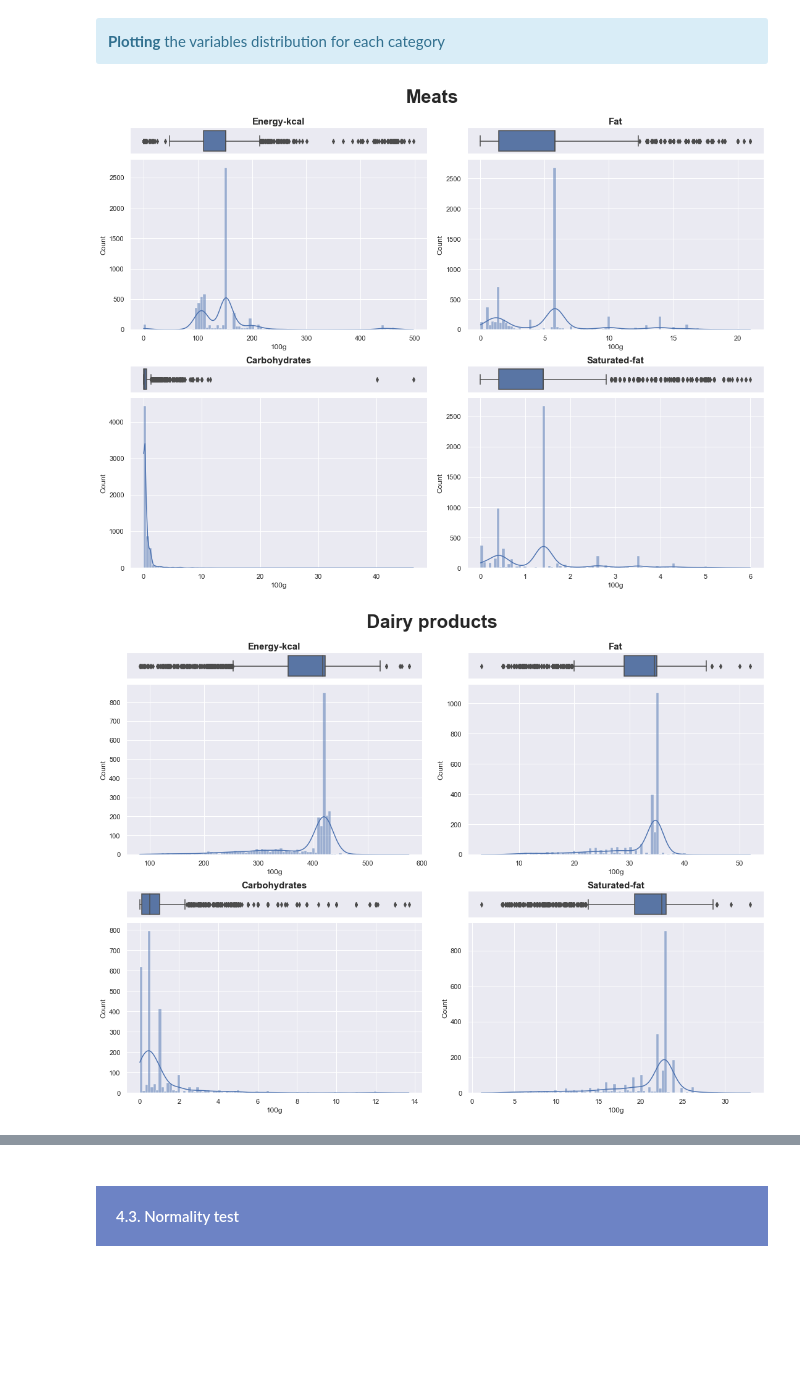
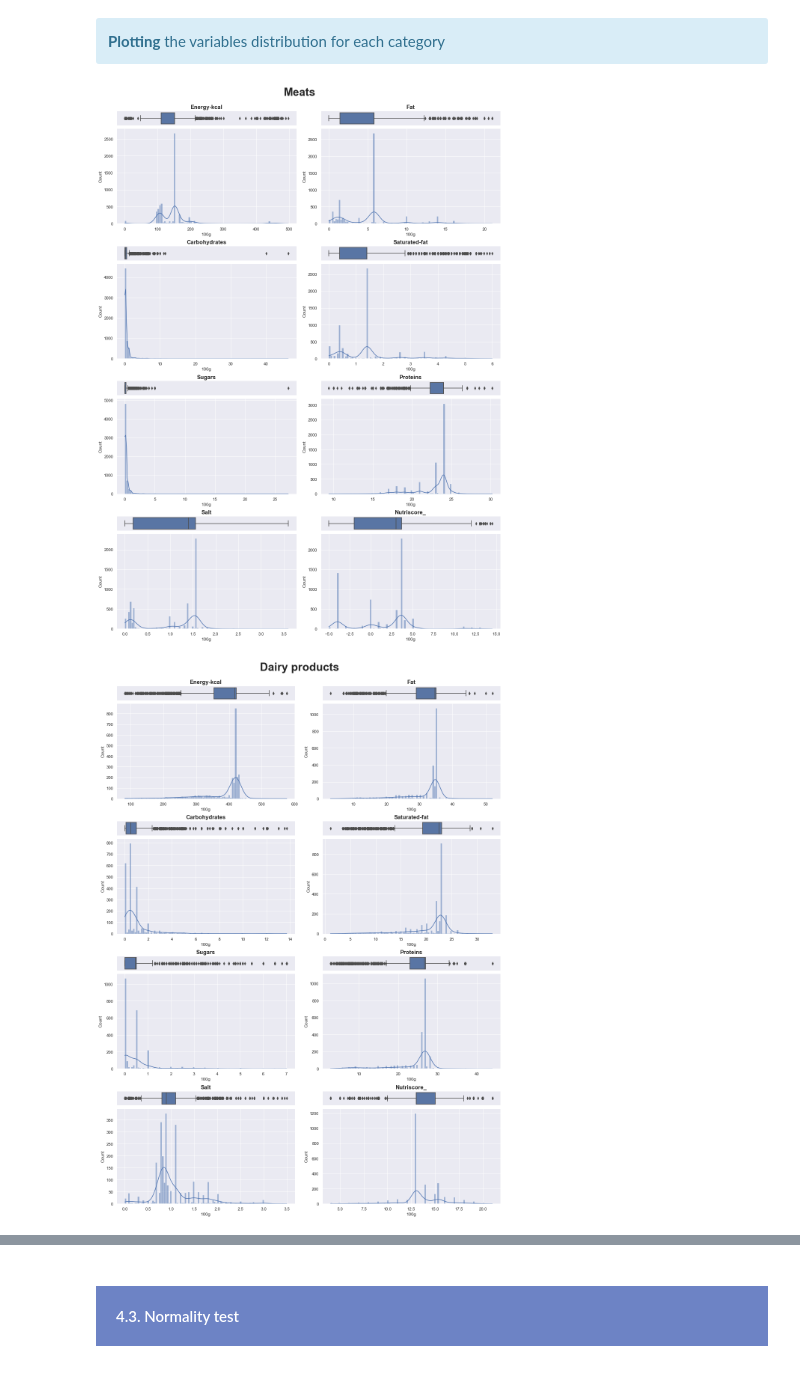
Before and after one commit to samirhinojosa/OC-P3-design-application-public-health, a Jupyter notebook: analysis_notebook.ipynb, the cells around one changed output, grey strips where cells are left out. Saved outputs shown, nothing was run; the diff lists cells and outputs as text; code cells hidden in the pictures; blank space fills up the shorter version.

```diff
--- a/analysis_notebook.ipynb
+++ b/analysis_notebook.ipynb
@@ -422,38 +422,39 @@ for category in df_subset["renamed_category"].unique():
     # to cycle through the columns
     col_boxplot, col_histplot = 0, 0
 
-    for i in range(4):
+    for i in range(8):
 
         for j in range(2):
 
             if i % 2 == 0:
 
                 if col_boxplot > len(NUMERIC_COLS_APP) - 1:
                     break
 
                 ax_box = fig.add_subplot(spec[i, j])
                 boxplot = sns.boxplot(data=df_temp_by_cat, x=NUMERIC_COLS_APP[col_boxplot], ax=ax_box)
 
                 # Remove x axis name for the boxplot
                 ax_box.set(xlabel="", xticks=[])
                 ax_box.set(yticks=[])
 
                 boxplot.set_title(NUMERIC_COLS_APP[col_boxplot][0:-5].capitalize(), fontdict={ "fontsize": 15, "fontweight": "bold" })
 
                 col_boxplot += 1
 
             elif i % 2 != 0:
 
                 if col_histplot > len(NUMERIC_COLS_APP) - 1:
                     break
 
                 ax_hist = fig.add_subplot(spec[i, j])
                 sns.histplot(data=df_temp_by_cat, x=NUMERIC_COLS_APP[col_histplot], bins=100,  kde=True,  ax=ax_hist)
                 ax_hist.set(xlabel="100g")
 
                 col_histplot += 1
 
+#     plt.savefig("img/nan-" + category + ".png", bbox_inches="tight")
     sns.despine(fig)
 # %% [output]
-[figure, old version]
+[figure, new version]
-[figure, old version]
+[figure, new version]
```
Also changed, not shown: parts of 11 cells of this notebook.
